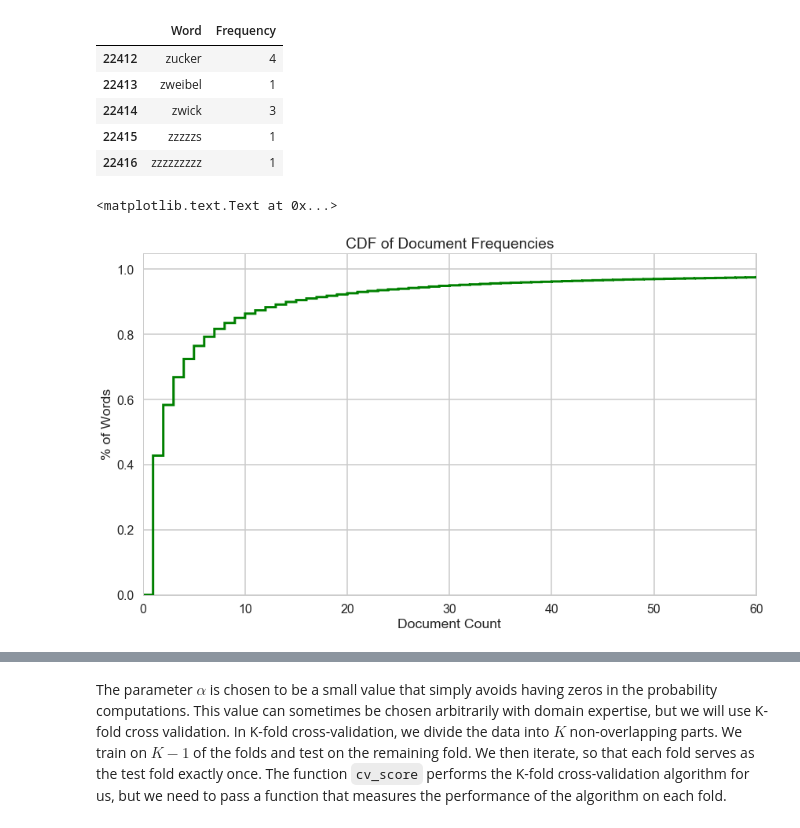
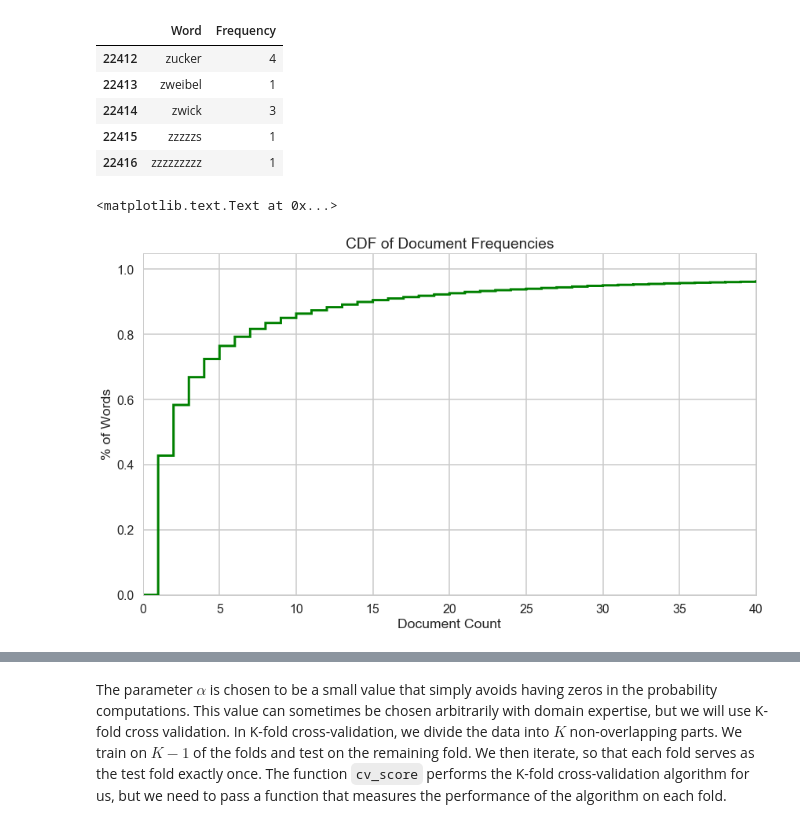
Before and after one commit to isabelvanzijl/Springboard_Other, a Jupyter notebook: Naive_Bayes/Mini_Project_Naive_Bayes.ipynb, the cells around one changed output, grey strips where cells are left out. Cells and saved outputs as stored; diff of their text form; code cells hidden in the pictures.

```diff
--- a/Naive_Bayes/Mini_Project_Naive_Bayes.ipynb
+++ b/Naive_Bayes/Mini_Project_Naive_Bayes.ipynb
@@ -337,14 +337,14 @@ docs_df.tail()
 | 22415 | zzzzzs | 1 |
 | 22416 | zzzzzzzzz | 1 |
 # %%
-# plot cdf
+# plot cdf to identify min_df
 plt.figure(figsize=(14,8))
 plt.hist(docs_df.Frequency, np.arange(docs_df.Frequency.sum()), normed=1,
          histtype='step', color='g', cumulative=True, linewidth=3)
-plt.xlim(0,60)
+plt.xlim(0,40)
 plt.xlabel('Document Count')
 plt.ylabel ('% of Words')
 plt.title('CDF of Document Frequencies')
 # %% [output]
 <matplotlib.text.Text at 0x...>
-[figure, old version]
+[figure, new version]
```
Also changed, not shown: parts of 16 cells of this notebook.
